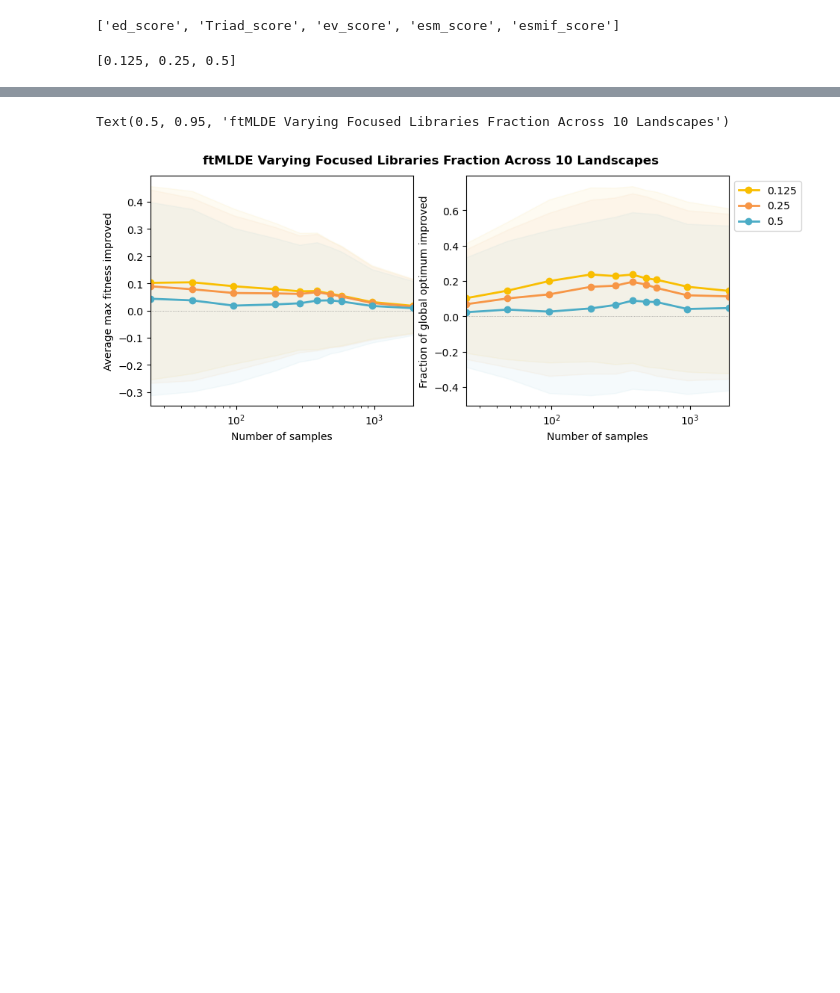
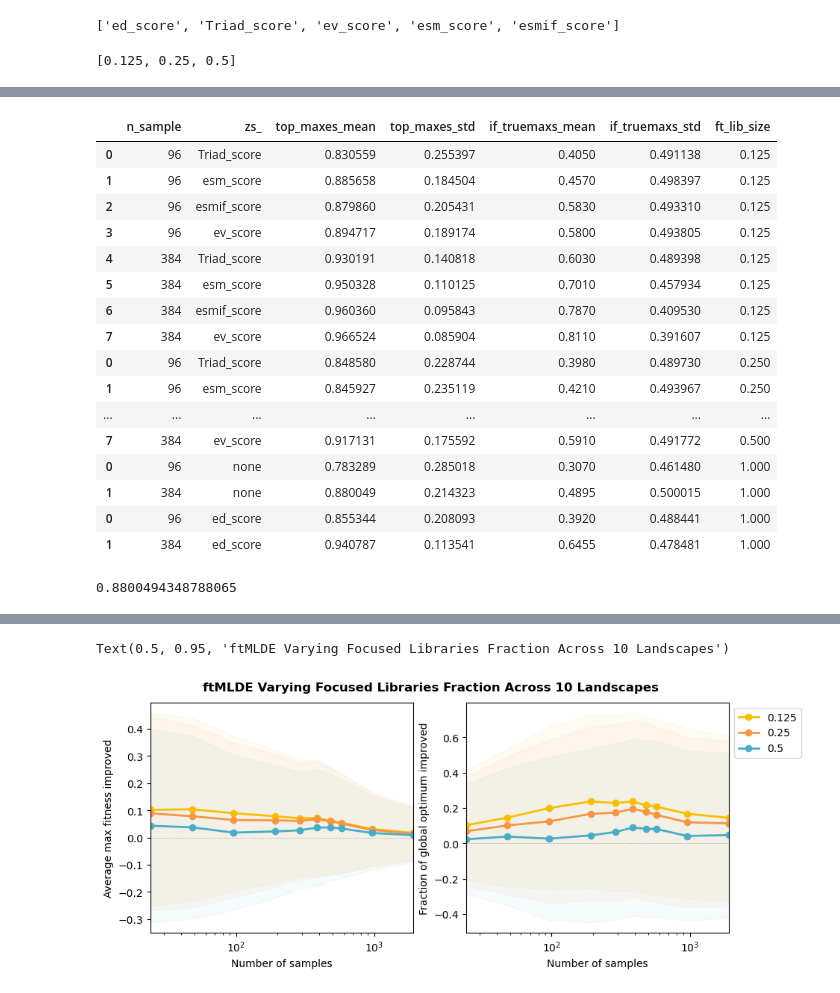
Before and after one commit to fhalab/SSMuLA, a Jupyter notebook: sandbox/plot_ftmlde_compact.ipynb, the cells around one changed output, grey strips where cells are left out. Cells and saved outputs as stored; diff of their text form; code cells hidden in the pictures; blank space fills up the shorter version.

```diff
--- a/sandbox/plot_ftmlde_compact.ipynb
+++ b/sandbox/plot_ftmlde_compact.ipynb
@@ -58,7 +58,7 @@ def get_mlde_avg_sdf(mlde_all, n_top, n_mut_cutoff, zs_list, active_lib_list, ft
             lib_dfs.append(lib_df[lib_df["ft_lib_size"] == ft_frac])
         slice_mlde = pd.concat(lib_dfs)
 
-    avg_mlde = slice_mlde[["n_sample", "top_maxes", "if_truemaxs"]].groupby("n_sample").agg(["mean", "std"]).reset_index()
+    avg_mlde = slice_mlde[["n_sample", "top_maxes", "if_truemaxs", "zs"]].groupby(["n_sample", "zs"]).agg(["mean", "std"]).reset_index()
     avg_mlde.columns = ['{}_{}'.format(i, j) for i, j in avg_mlde.columns]
     avg_mlde = avg_mlde.rename(columns={'n_sample_': 'n_sample'}).set_index("n_sample")
     return avg_mlde
@@ -69,7 +69,7 @@ def get_mlde_avg_df(mlde_all, n_top, n_mut_cutoff, zs, active_lib_list):
         & (mlde_all["zs"].isin(zs))
         & (mlde_all["n_top"] == n_top)
         & (mlde_all["n_mut_cutoff"] == n_mut_cutoff)
-    ][["n_sample", "top_maxes", "if_truemaxs"]].groupby("n_sample").agg(["mean", "std"]).reset_index()
+    ][["n_sample", "top_maxes", "if_truemaxs", "zs"]].groupby(["n_sample", "zs"]).agg(["mean", "std"]).reset_index()
     avg_mlde.columns = ['{}_{}'.format(i, j) for i, j in avg_mlde.columns]
     avg_mlde = avg_mlde.rename(columns={'n_sample_': 'n_sample'}).set_index("n_sample")
     return avg_mlde
@@ -100,0 +145,25 @@ for frac in FTLIB_FRAC_LIST[:-1]:
+# %%
+frac_ft_df = pd.concat(frac_ft_dfs)
+frac_ft_df
+# %% [output]
+|  | n_sample | zs_ | top_maxes_mean | top_maxes_std | if_truemaxs_mean | if_truemaxs_std | ft_lib_size |
+| 0 | 96 | Triad_score | 0.830559 | 0.255397 | 0.4050 | 0.491138 | 0.125 |
+| 1 | 96 | esm_score | 0.885658 | 0.184504 | 0.4570 | 0.498397 | 0.125 |
+| 2 | 96 | esmif_score | 0.879860 | 0.205431 | 0.5830 | 0.493310 | 0.125 |
+| 3 | 96 | ev_score | 0.894717 | 0.189174 | 0.5800 | 0.493805 | 0.125 |
+| 4 | 384 | Triad_score | 0.930191 | 0.140818 | 0.6030 | 0.489398 | 0.125 |
+| 5 | 384 | esm_score | 0.950328 | 0.110125 | 0.7010 | 0.457934 | 0.125 |
+| 6 | 384 | esmif_score | 0.960360 | 0.095843 | 0.7870 | 0.409530 | 0.125 |
+| 7 | 384 | ev_score | 0.966524 | 0.085904 | 0.8110 | 0.391607 | 0.125 |
+| 0 | 96 | Triad_score | 0.848580 | 0.228744 | 0.3980 | 0.489730 | 0.250 |
+| 1 | 96 | esm_score | 0.845927 | 0.235119 | 0.4210 | 0.493967 | 0.250 |
+| ... | ... | ... | ... | ... | ... | ... | ... |
+| 7 | 384 | ev_score | 0.917131 | 0.175592 | 0.5910 | 0.491772 | 0.500 |
+| 0 | 96 | none | 0.783289 | 0.285018 | 0.3070 | 0.461480 | 1.000 |
+| 1 | 384 | none | 0.880049 | 0.214323 | 0.4895 | 0.500015 | 1.000 |
+| 0 | 96 | ed_score | 0.855344 | 0.208093 | 0.3920 | 0.488441 | 1.000 |
+| 1 | 384 | ed_score | 0.940787 | 0.113541 | 0.6455 | 0.478481 | 1.000 |
+# %%
+slice_df[slice_df["zs_"]=="none"][ms[i]].values[0]
+# %% [output]
+0.8800494348788065
```
Also changed, not shown: parts of 14 cells of this notebook, 4 other files.
